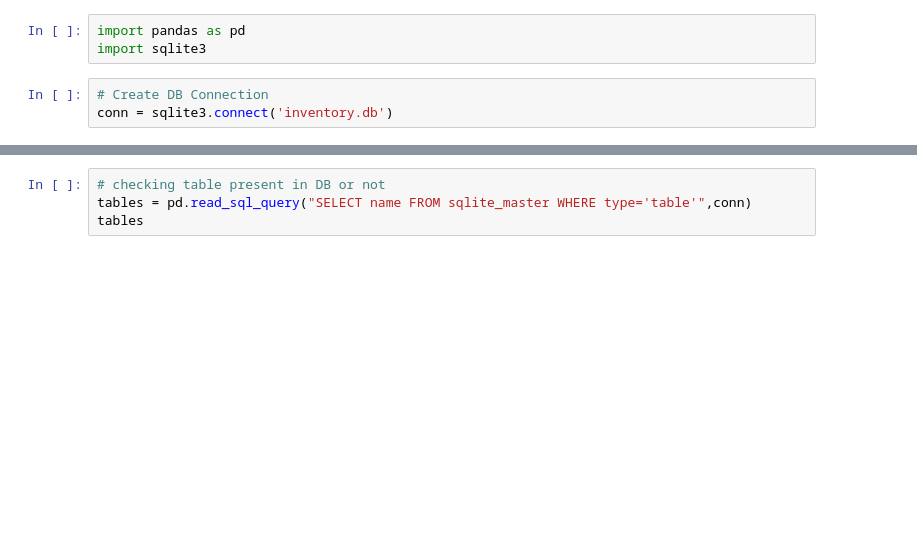
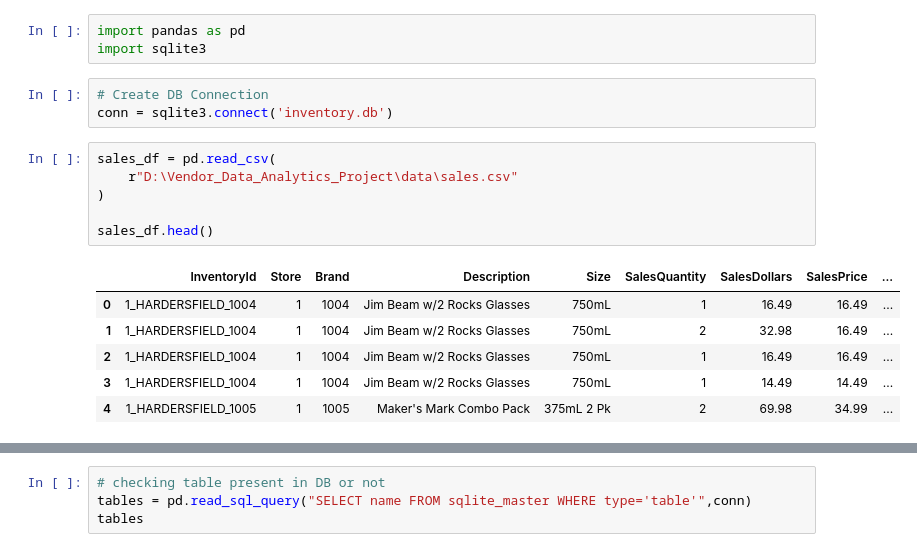
Before and after one commit to sayan629/-Vendor-Performance-Data-Analytics, a Jupyter notebook: EDA.ipynb, the cells around one changed output, grey strips where cells are left out. Saved outputs shown, nothing was run; the diff lists cells and outputs as text; blank space fills up the shorter version.

```diff
--- a/EDA.ipynb
+++ b/EDA.ipynb
@@ -4,3 +4,16 @@ import sqlite3
 # %%
 # Create DB Connection
 conn = sqlite3.connect('inventory.db')
+# %%
+sales_df = pd.read_csv(
+    r"D:\Vendor_Data_Analytics_Project\data\sales.csv"
+)
+
+sales_df.head()
+# %% [output]
+|  | InventoryId | Store | Brand | Description | Size | SalesQuantity | SalesDollars | SalesPrice | ... |
+| 0 | 1_HARDERSFIELD_1004 | 1 | 1004 | Jim Beam w/2 Rocks Glasses | 750mL | 1 | 16.49 | 16.49 | ... |
+| 1 | 1_HARDERSFIELD_1004 | 1 | 1004 | Jim Beam w/2 Rocks Glasses | 750mL | 2 | 32.98 | 16.49 | ... |
+| 2 | 1_HARDERSFIELD_1004 | 1 | 1004 | Jim Beam w/2 Rocks Glasses | 750mL | 1 | 16.49 | 16.49 | ... |
+| 3 | 1_HARDERSFIELD_1004 | 1 | 1004 | Jim Beam w/2 Rocks Glasses | 750mL | 1 | 14.49 | 14.49 | ... |
+| 4 | 1_HARDERSFIELD_1005 | 1 | 1005 | Maker's Mark Combo Pack | 375mL 2 Pk | 2 | 69.98 | 34.99 | ... |
```
Also changed, not shown: parts of 9 cells of this notebook.
